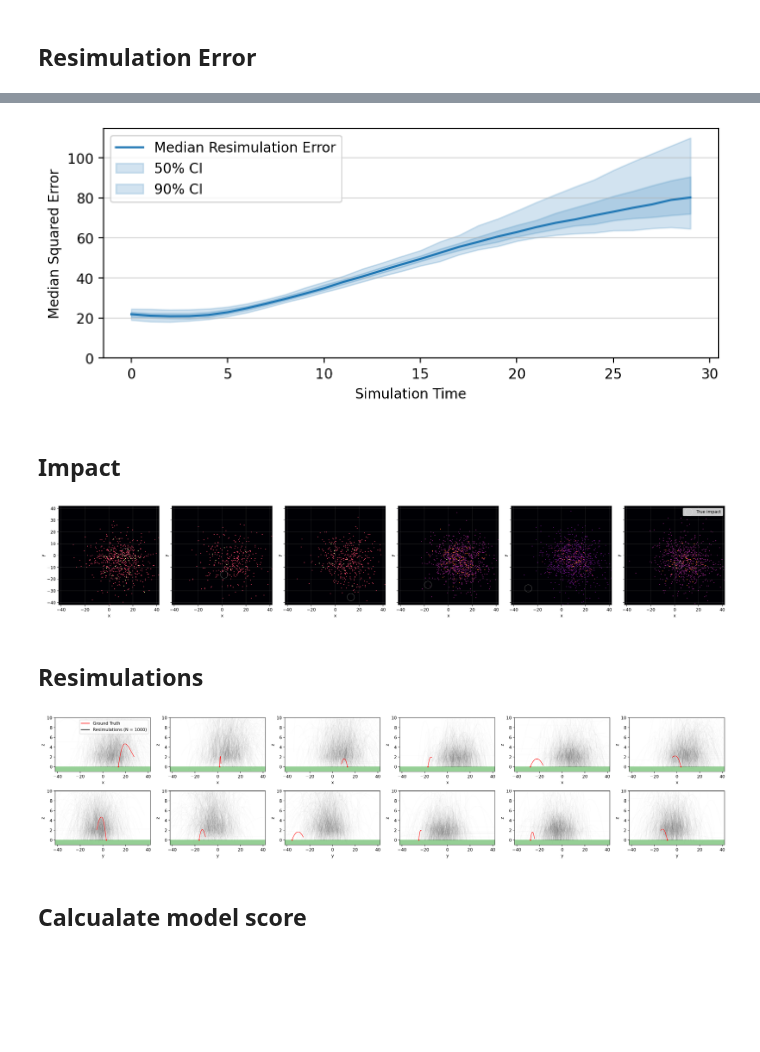
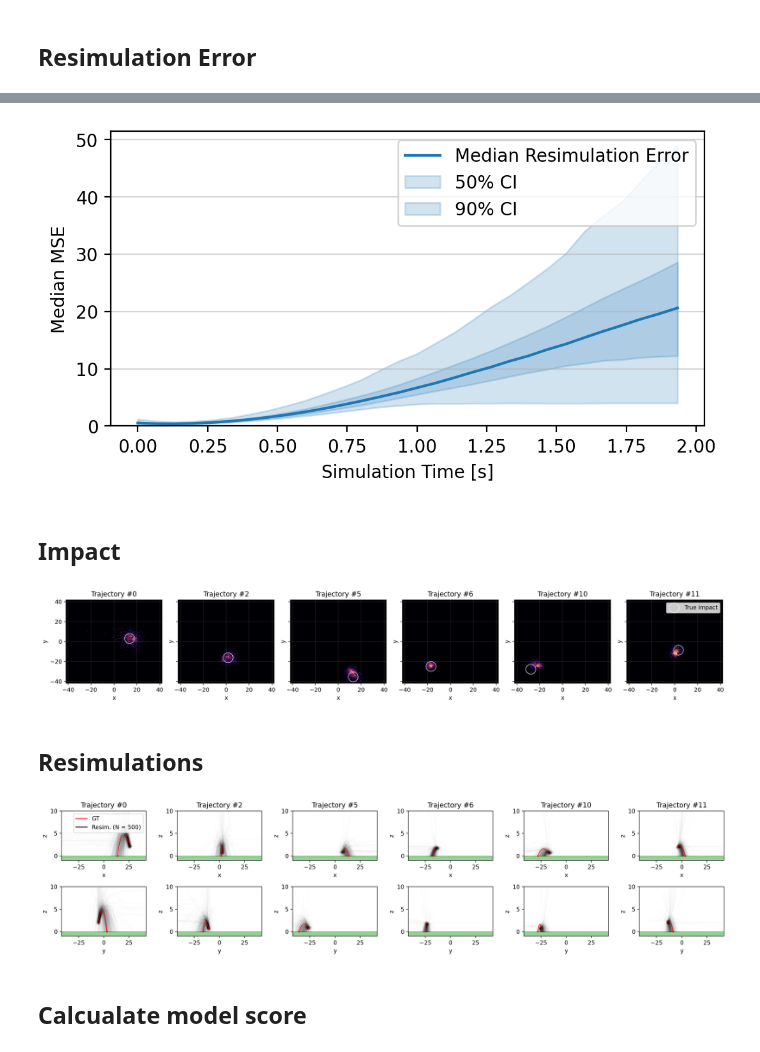
Before and after one commit to psaegert/bcnf, a Jupyter notebook: notebooks/resimulation.ipynb, the cells around one changed output, grey strips where cells are left out. Cells and saved outputs as stored; diff of their text form; code cells hidden in the pictures; blank space fills up the shorter version.

```diff
--- a/notebooks/resimulation.ipynb
+++ b/notebooks/resimulation.ipynb
@@ -91,13 +70,15 @@ data_keys['g_y'] = np.zeros_like(data_keys['g_z'])
 # %%
 # https://github.com/scipy/scipy/issues/15940
+# When unexpectedly slow, check if the videos have been loaded instead of trajectories
 X_resimulation = resimulate(
-    model=cnf,
-    T=T,
-    dt=dt,
-    y_hat=None,
-    data_dict=data_keys,
-    conditions=conditions,
-    m_samples=1_00, # Number of samples to draw from the model per simulation sample
-    batch_size=2,  # has to be smaller than m_samples
-    break_on_impact=True
+    cnf,
+    T,
+    dt,
+    data,
+    None,
+    *conditions,
+    m_samples=1_000,
+    batch_size=32,
+    break_on_impact=True,
+    n_procs=32
 )
@@ -111 +89,3 @@ X_resimulation.shape
+# %%
+X = conditions[0].cpu().numpy()
 # %%
@@ -115,6 +95,4 @@ X_trajectories.shape
 # %% [markdown]
 ## Resimulation Error
 # %%
-X_error = (X_resimulation - X_trajectories[None, :, :, :])**2
-X_error_copy = X_error.copy()
-print(f'{X_error.shape=}')
+X_error = (X_resimulation - X[:, None, :, :])**2
@@ -123,2 +99,3 @@ X_error.shape=(100, 1000, 30, 3)
 # %%
-X_errors = np.nanmedian(X_error, axis=(1, 3))
+X_errors = np.nanmedian(np.nanmean(X_error, axis=3), axis=1)
+X_errors.shape
@@ -147,20 +126,20 @@ axes[1].legend()
 # %%
 # Show the median resimulation error over simulation time
-fig, ax = plt.subplots(1, 1, figsize=(8, 3), dpi=200)
+fig, ax = plt.subplots(1, 1, figsize=(6, 3), dpi=200)
 
-ax.plot(np.nanmedian(X_errors, axis=0), label='Median Resimulation Error')
-ax.fill_between(np.arange(STEPS), *np.nanpercentile(X_errors, [25, 75], axis=0), alpha=0.2, color='C0', label='50% CI')
-ax.fill_between(np.arange(STEPS), *np.nanpercentile(X_errors, [5, 95], axis=0), alpha=0.2, color='C0', label='90% CI')
+ax.plot(np.arange(0, T, dt), np.nanmedian(X_errors, axis=0), label='Median Resimulation Error')
+ax.fill_between(np.arange(0, T, dt), *np.nanpercentile(X_errors, [25, 75], axis=0), alpha=0.2, color='C0', label='50% CI')
+ax.fill_between(np.arange(0, T, dt), *np.nanpercentile(X_errors, [5, 95], axis=0), alpha=0.2, color='C0', label='90% CI')
 ax.set_ylim(0, None)
 
-ax.set_xlabel('Simulation Time')
-ax.set_ylabel('Median Squared Error')
+ax.set_xlabel('Simulation Time [s]')
+ax.set_ylabel('Median MSE')
 ax.legend()
 ax.grid(axis='y', alpha=0.5)
 
 plt.savefig(os.path.join(get_dir('results', f'{MODEL_NAME}', 'figures', create=True), 'resimulation_error.png'), bbox_inches='tight')
 # %% [output]
-[figure, old version]
+[figure, new version]
 # %% [markdown]
 ## Impact
 # %%
@@ -176,15 +155,16 @@ X_val_impact_positions = X_trajectories[true_impact_indices[0], true_impact_indi
 # %%
 # Plot a heatmap of X_resimulation[0, impact_indices, :2]
-fig, axes = plt.subplots(1, 6, figsize=(23, 4), sharey=True, dpi=200)
+fig, axes = plt.subplots(1, 6, figsize=(17, 3), sharey=True, dpi=200)
 
 for i, (show_index, ax) in enumerate(zip(true_impact_indices[0], axes)):
-    X_val_impact_position = X_trajectories[show_index, true_impact_indices[1][np.where(true_impact_indices[0] == show_index)[0]][0], :]
+    X_val_impact_position = X[show_index, true_impact_indices[1][np.where(true_impact_indices[0] == show_index)[0]][0], :]
 
     ax.hist2d(X_resimulation_impact_positions[show_index][:, 0], X_resimulation_impact_positions[show_index][:, 1], bins=np.linspace(-42, 42, 128), cmap='inferno');
-    ax.scatter(X_val_impact_position[0], X_val_impact_position[1], s=300, marker='o', label='True impact', facecolors='none', edgecolors='white', alpha=0.3);
+    ax.scatter(X_val_impact_position[0], X_val_impact_position[1], s=300, marker='o', label='True impact', facecolors='none', edgecolors='white', alpha=0.8);
     ax.grid(axis='both', alpha=0.2);
     ax.set_xlabel('x');
     ax.set_ylabel('y');
+    ax.set_title(f'Trajectory #{show_index}')
 
 ax.legend();
 
@@ -192,37 +172,40 @@ fig.tight_layout()
 
 plt.savefig(os.path.join(get_dir('results', f'{MODEL_NAME}', 'figures', create=True), 'resimulation_impact_heatmap.png'))
 # %% [output]
-[figure, old version]
+[figure, new version]
 # %% [markdown]
 ## Resimulations
 # %%
-fig, axes = plt.subplots(2, 6, figsize=(23, 5), dpi=200)
+fig, axes = plt.subplots(2, 6, figsize=(17, 4), dpi=200)
 
-n_trajectories = 1000
+n_trajectories = 500
 max_time = 1000
 
 for i, (ax_row, ax_name) in enumerate(zip(axes, ['x', 'y'])):
     for show_index, ax in zip(true_impact_indices[0], ax_row):
         ax.plot(X_resimulation[show_index, :n_trajectories, :max_time, i].T, X_resimulation[show_index, :n_trajectories, :max_time, 2].T, alpha=0.01, color='black');
-        ax.plot(X_trajectories[show_index, :, i], X_trajectories[show_index, :, 2], label='Ground Truth', color='red', linewidth=1);
-        ax.plot(X_trajectories[show_index, -1, i], X_trajectories[show_index, -1, 2], marker='o', markersize=2, color='red');
+        ax.plot(X[show_index, :, i], X[show_index, :, 2], label='Ground Truth', color='red', linewidth=1);
+        ax.plot(X[show_index, -1, i], X[show_index, -1, 2], marker='o', markersize=2, color='red');
         ax.set_xlim(-42, 42)
         ax.set_ylim(-1, 10)
         ax.set_xlabel(ax_name);
         ax.set_ylabel('z');
         ax.axhspan(-2, 0, alpha=0.5, color='tab:green');
 
+        if i == 0:
+            ax.set_title(f'Trajectory #{show_index}')
+
 
 # Add an additional legend for resimulation with red and black lines
-red_patch = plt.Line2D([0], [0], color='red', label='Ground Truth')
-black_patch = plt.Line2D([0], [0], color='black', label=f'Resimulations (N = {n_trajectories})')
+red_patch = plt.Line2D([0], [0], color='red', label='GT')
+black_patch = plt.Line2D([0], [0], color='black', label=f'Resim. (N = {n_trajectories})')
 axes[0, 0].legend(handles=[red_patch, black_patch], loc='upper right');
 
 fig.tight_layout()
 
 plt.savefig(os.path.join(get_dir('results', f'{MODEL_NAME}', 'figures', create=True), 'resimulation.png'), dpi=200)
 # %% [output]
-[figure, old version]
+[figure, new version]
 # %% [markdown]
 ## Calcualate model score
 # %% [markdown]
```
Also changed, not shown: parts of 13 cells of this notebook, 4 other files.
